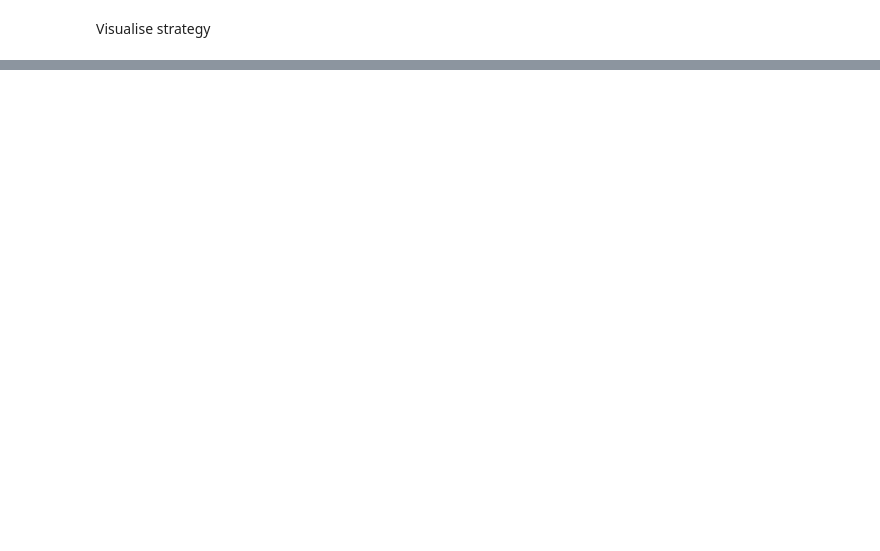
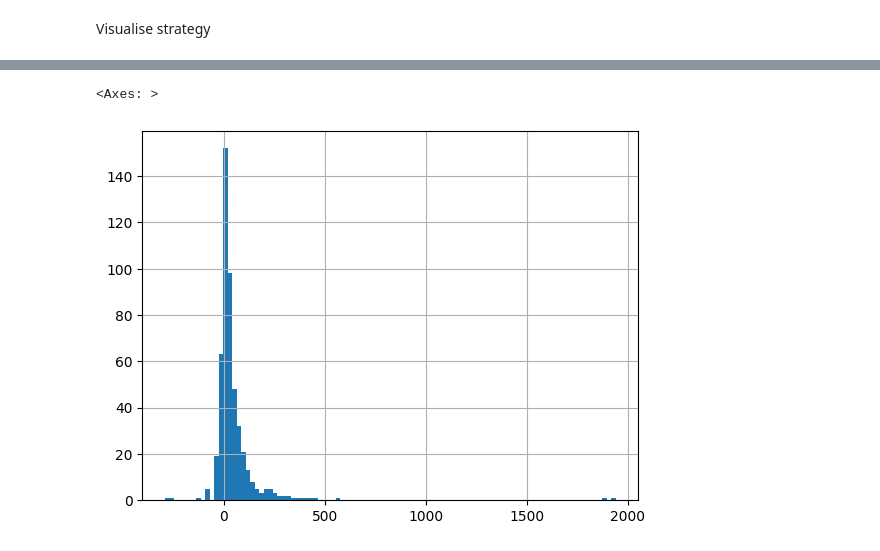
Before and after one commit to 123justinfung/PyStrats, a Jupyter notebook: Equity research/Stock trading.ipynb, the cells around one changed output, grey strips where cells are left out. Cells and saved outputs as stored; diff of their text form; code cells hidden in the pictures; blank space fills up the shorter version.

```diff
--- a/Equity research/Stock trading.ipynb
+++ b/Equity research/Stock trading.ipynb
@@ -193,0 +267,5 @@ plt.figure(figsize=(12.2, 4.5))
+# %%
+backtests['pnl'].hist(bins=100)
+# %% [output]
+<Axes: >
+[figure, added]
```
Also changed, not shown: parts of 21 cells of this notebook.
